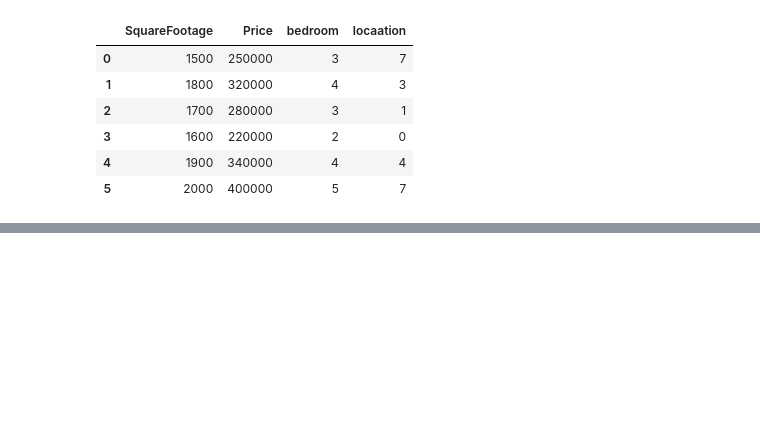
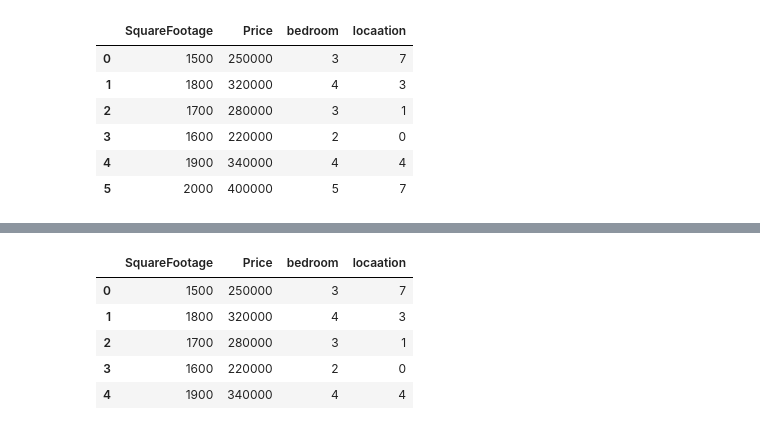
Before and after one commit to vaseem-20/Artificial-Intelligence, a Jupyter notebook: Multi linear reggression.ipynb, the cells around one changed output, grey strips where cells are left out. Saved outputs shown, nothing was run; the diff lists cells and outputs as text; code cells hidden in the pictures; blank space fills up the shorter version.

```diff
--- a/Multi linear reggression.ipynb
+++ b/Multi linear reggression.ipynb
@@ -219,0 +254,9 @@ df.head(6)
+# %%
+df.head(5)
+# %% [output]
+|  | SquareFootage | Price | bedroom | locaation |
+| 0 | 1500 | 250000 | 3 | 7 |
+| 1 | 1800 | 320000 | 4 | 3 |
+| 2 | 1700 | 280000 | 3 | 1 |
+| 3 | 1600 | 220000 | 2 | 0 |
+| 4 | 1900 | 340000 | 4 | 4 |
```
Also changed, not shown: parts of 32 cells of this notebook.
